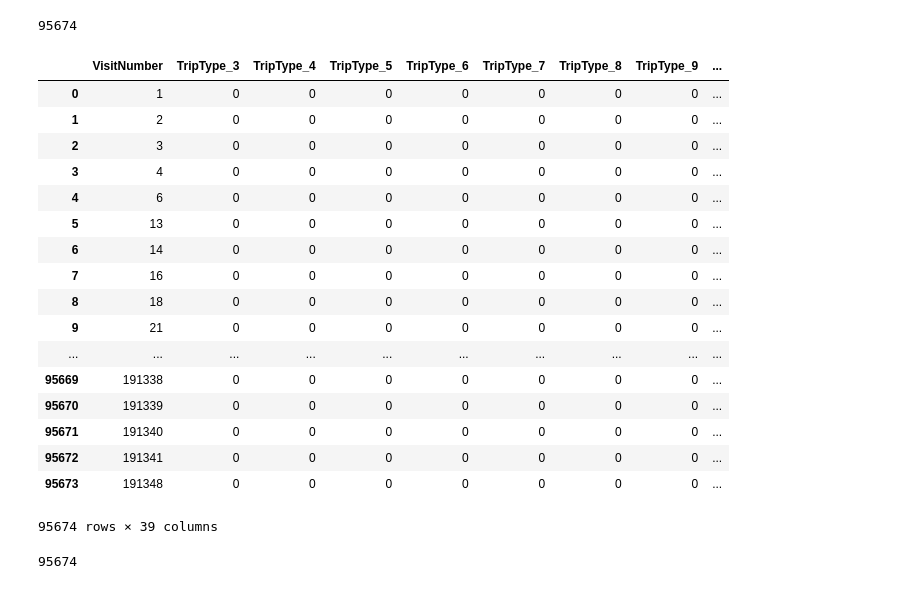
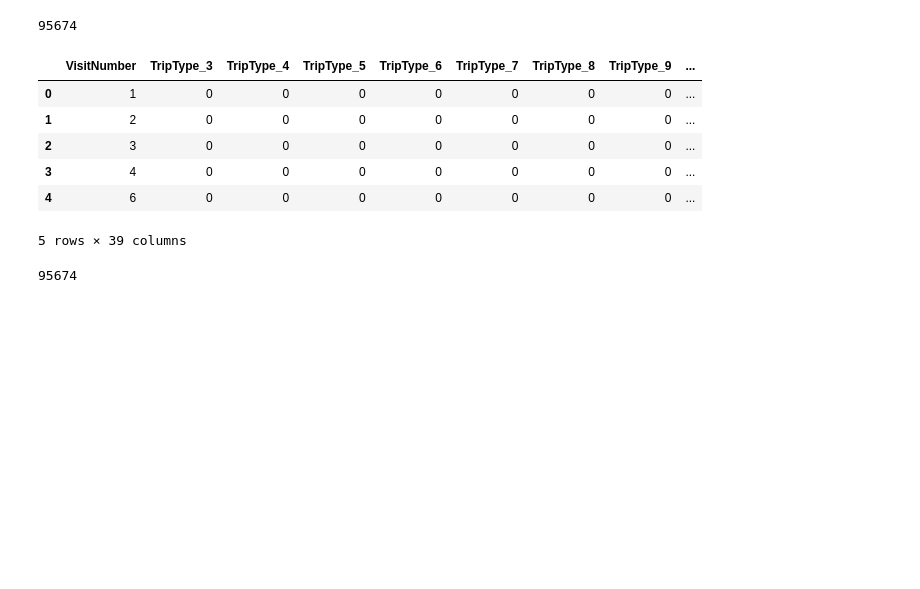
Before and after one commit to iayrots/dss7_SWYA_walmart, a Jupyter notebook: ya/index_VisitNumber.ipynb, the cells around one changed output. Drawn from its saved outputs; the diff is of its cells as text; code cells hidden in the pictures; blank space fills up the shorter version.

```diff
--- a/ya/index_VisitNumber.ipynb
+++ b/ya/index_VisitNumber.ipynb
@@ -23,26 +23,15 @@ len(test["VisitNumber"].unique())
 95674
 # %%
 submission = pd.read_csv("data/sample_submission.csv")
-submission
+submission.head()
 # %% [output]
 |  | VisitNumber | TripType_3 | TripType_4 | TripType_5 | TripType_6 | TripType_7 | TripType_8 | TripType_9 | ... |
 | 0 | 1 | 0 | 0 | 0 | 0 | 0 | 0 | 0 | ... |
 | 1 | 2 | 0 | 0 | 0 | 0 | 0 | 0 | 0 | ... |
 | 2 | 3 | 0 | 0 | 0 | 0 | 0 | 0 | 0 | ... |
 | 3 | 4 | 0 | 0 | 0 | 0 | 0 | 0 | 0 | ... |
 | 4 | 6 | 0 | 0 | 0 | 0 | 0 | 0 | 0 | ... |
-| 5 | 13 | 0 | 0 | 0 | 0 | 0 | 0 | 0 | ... |
-| 6 | 14 | 0 | 0 | 0 | 0 | 0 | 0 | 0 | ... |
-| 7 | 16 | 0 | 0 | 0 | 0 | 0 | 0 | 0 | ... |
-| 8 | 18 | 0 | 0 | 0 | 0 | 0 | 0 | 0 | ... |
-| 9 | 21 | 0 | 0 | 0 | 0 | 0 | 0 | 0 | ... |
-| ... | ... | ... | ... | ... | ... | ... | ... | ... | ... |
-| 95669 | 191338 | 0 | 0 | 0 | 0 | 0 | 0 | 0 | ... |
-| 95670 | 191339 | 0 | 0 | 0 | 0 | 0 | 0 | 0 | ... |
-| 95671 | 191340 | 0 | 0 | 0 | 0 | 0 | 0 | 0 | ... |
-| 95672 | 191341 | 0 | 0 | 0 | 0 | 0 | 0 | 0 | ... |
-| 95673 | 191348 | 0 | 0 | 0 | 0 | 0 | 0 | 0 | ... |
-95674 rows × 39 columns
+5 rows × 39 columns
 # %%
 len(submission)
 # %% [output]
```
Also changed, not shown: parts of 2 cells of this notebook, 3 other files.
